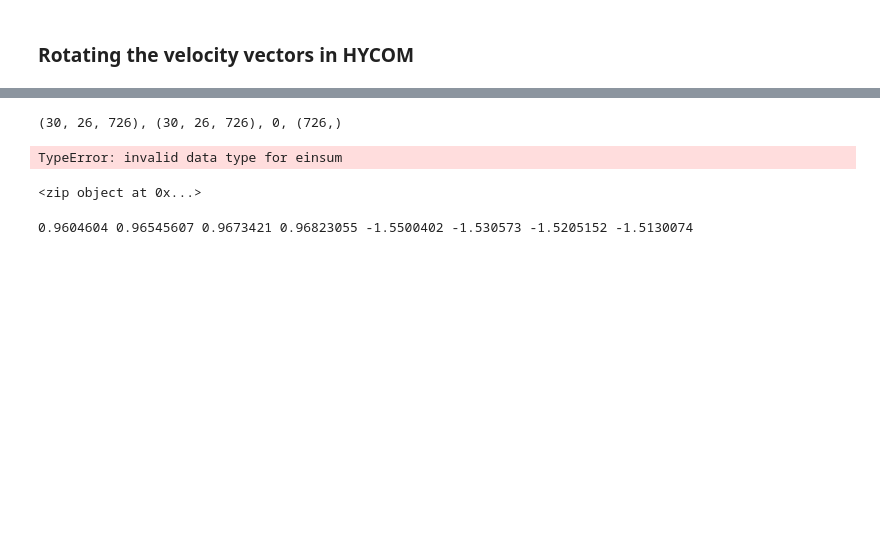
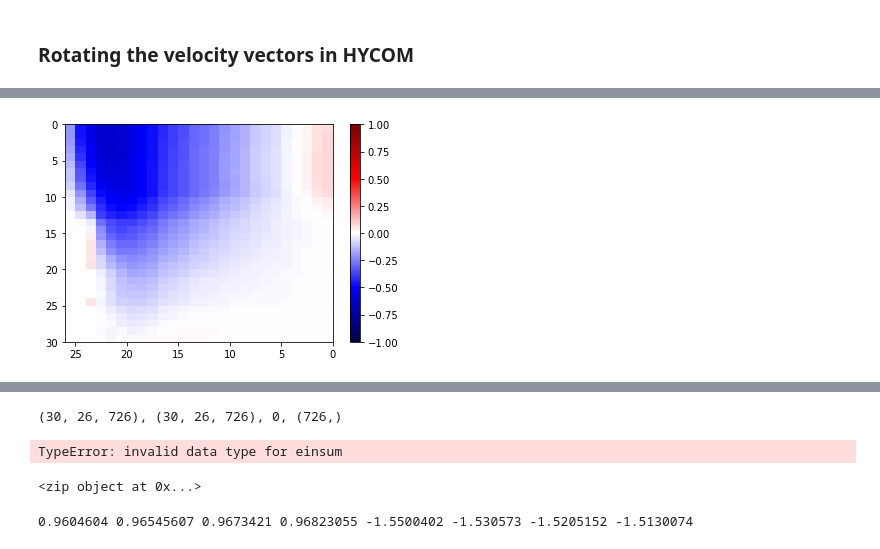
Before and after one commit to HarryLuyt/paper1_scripts, a Jupyter notebook: Scripts/HYCOM_ACT_Section.ipynb, the cells around one changed output, grey strips where cells are left out. Saved outputs shown, nothing was run; the diff lists cells and outputs as text; code cells hidden in the pictures; blank space fills up the shorter version.

Commit message:
Fix rotation matrix creation and write loop function to rotate each vector pair

```diff
--- a/Scripts/HYCOM_ACT_Section.ipynb
+++ b/Scripts/HYCOM_ACT_Section.ipynb
@@ -157,0 +140,22 @@ new_matrix.shape
+# %%
+def RotateHYCOMvelocities(dataset, rotMatrix):
+    '''Rotate [dataset] velocity vectors using [rotMatrix].'''
+    # Create new array with both u & v vectors
+    hycom = dataset.copy()
+    vecArray = np.array([hycom['east_utot'], hycom['north_vtot']])
+    print(vecArray.shape)
+    # Loop through all dimensions and rotate each u & v pair
+    for i in np.arange(0, vecArray.shape[1]):
+        for j in np.arange(0, vecArray.shape[2]):
+            for k in np.arange(0, vecArray.shape[3]):
+                rotated_vecs = R.apply([vecArray[0, i, j, k], vecArray[1, i, j, k], 0])
+#                 hycom[['east_utot']][i, j, k] = rotated_vecs[0]
+#                 hycom['north_vtot'][i, j, k] = rotated_vecs[1]
+                vecArray[0, i, j, k] = rotated_vecs[0]
+                vecArray[1, i, j, k] = rotated_vecs[1]
+    hycom['east_utot'].data = vecArray[0, :, :, :]
+    hycom['north_vtot'].data = vecArray[1, :, :, :]
+    return hycom
+# %%
+# %%timeit
+FREE_rot = RotateHYCOMvelocities(FREE, R)
@@ -157,0 +190,11 @@ new_matrix.shape
+# %%
+plt.pcolormesh(FREE_rot['east_utot'].mean(dim='time'), vmin = -1.0,
+               vmax = 1.0, cmap='seismic')
+# plt.pcolormesh(FREE_rot['east_utot'][220, :, :], vmin = -1.0,
+#                vmax = 1.0, cmap='seismic')
+plt.colorbar()
+ax = plt.gca()
+ax.invert_yaxis()
+ax.invert_xaxis()
+# %% [output]
+[figure, added]
```
Also changed, not shown: parts of 10 cells of this notebook.
